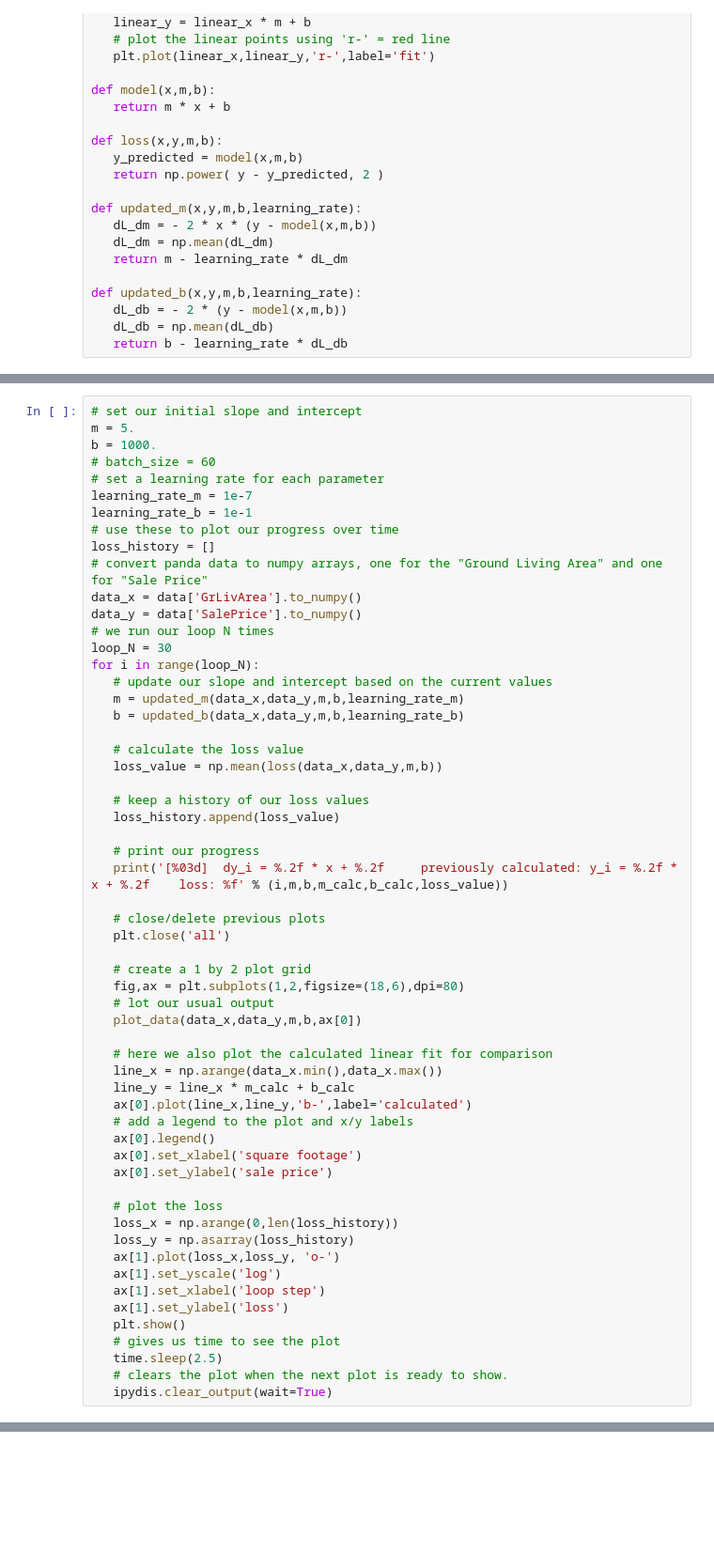
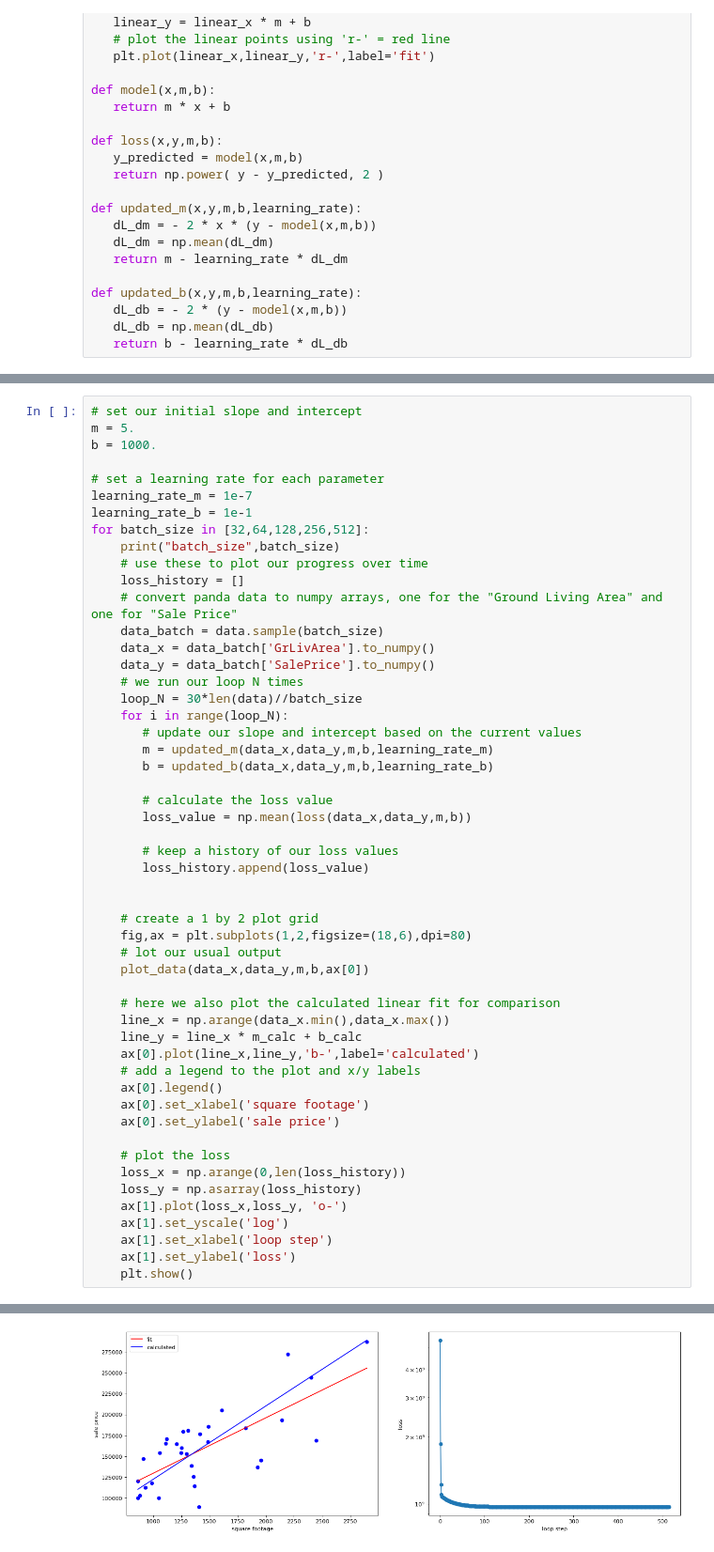
Before and after one commit to KaiyueP/ai-science-training-series, a Jupyter notebook: 01_intro_AI_on_Supercomputer/HW1.ipynb, the cells around one changed output, grey strips where cells are left out. Shown at 94% size. Cells and saved outputs as stored; diff of their text form; blank space fills up the shorter version.

```diff
--- a/01_intro_AI_on_Supercomputer/HW1.ipynb
+++ b/01_intro_AI_on_Supercomputer/HW1.ipynb
@@ -57,57 +64,52 @@ plot_data(x,y,m,b)
 # set our initial slope and intercept
 m = 5.
 b = 1000.
-# batch_size = 60
+
 # set a learning rate for each parameter
 learning_rate_m = 1e-7
 learning_rate_b = 1e-1
-# use these to plot our progress over time
-loss_history = []
-# convert panda data to numpy arrays, one for the "Ground Living Area" and one for "Sale Price"
-data_x = data['GrLivArea'].to_numpy()
-data_y = data['SalePrice'].to_numpy()
-# we run our loop N times
-loop_N = 30
-for i in range(loop_N):
-   # update our slope and intercept based on the current values
-   m = updated_m(data_x,data_y,m,b,learning_rate_m)
-   b = updated_b(data_x,data_y,m,b,learning_rate_b)
+for batch_size in [32,64,128,256,512]:
+    print("batch_size",batch_size)
+    # use these to plot our progress over time
+    loss_history = []
+    # convert panda data to numpy arrays, one for the "Ground Living Area" and one for "Sale Price"
+    data_batch = data.sample(batch_size)
+    data_x = data_batch['GrLivArea'].to_numpy()
+    data_y = data_batch['SalePrice'].to_numpy()
+    # we run our loop N times
+    loop_N = 30*len(data)//batch_size
+    for i in range(loop_N):
+       # update our slope and intercept based on the current values
+       m = updated_m(data_x,data_y,m,b,learning_rate_m)
+       b = updated_b(data_x,data_y,m,b,learning_rate_b)
 
-   # calculate the loss value
-   loss_value = np.mean(loss(data_x,data_y,m,b))
+       # calculate the loss value
+       loss_value = np.mean(loss(data_x,data_y,m,b))
 
-   # keep a history of our loss values
-   loss_history.append(loss_value)
+       # keep a history of our loss values
+       loss_history.append(loss_value)
 
-   # print our progress
-   print('[%03d]  dy_i = %.2f * x + %.2f     previously calculated: y_i = %.2f * x + %.2f    loss: %f' % (i,m,b,m_calc,b_calc,loss_value))
 
-   # close/delete previous plots
-   plt.close('all')
+    # create a 1 by 2 plot grid
+    fig,ax = plt.subplots(1,2,figsize=(18,6),dpi=80)
+    # lot our usual output
+    plot_data(data_x,data_y,m,b,ax[0])
 
-   # create a 1 by 2 plot grid
-   fig,ax = plt.subplots(1,2,figsize=(18,6),dpi=80)
-   # lot our usual output
-   plot_data(data_x,data_y,m,b,ax[0])
+    # here we also plot the calculated linear fit for comparison
+    line_x = np.arange(data_x.min(),data_x.max())
+    line_y = line_x * m_calc + b_calc
+    ax[0].plot(line_x,line_y,'b-',label='calculated')
+    # add a legend to the plot and x/y labels
+    ax[0].legend()
+    ax[0].set_xlabel('square footage')
+    ax[0].set_ylabel('sale price')
 
-   # here we also plot the calculated linear fit for comparison
-   line_x = np.arange(data_x.min(),data_x.max())
-   line_y = line_x * m_calc + b_calc
-   ax[0].plot(line_x,line_y,'b-',label='calculated')
-   # add a legend to the plot and x/y labels
-   ax[0].legend()
-   ax[0].set_xlabel('square footage')
-   ax[0].set_ylabel('sale price')
-
-   # plot the loss
-   loss_x = np.arange(0,len(loss_history))
-   loss_y = np.asarray(loss_history)
-   ax[1].plot(loss_x,loss_y, 'o-')
-   ax[1].set_yscale('log')
-   ax[1].set_xlabel('loop step')
-   ax[1].set_ylabel('loss')
-   plt.show()
-   # gives us time to see the plot
-   time.sleep(2.5)
-   # clears the plot when the next plot is ready to show.
-   ipydis.clear_output(wait=True)
+    # plot the loss
+    loss_x = np.arange(0,len(loss_history))
+    loss_y = np.asarray(loss_history)
+    ax[1].plot(loss_x,loss_y, 'o-')
+    ax[1].set_yscale('log')
+    ax[1].set_xlabel('loop step')
+    ax[1].set_ylabel('loss')
+    plt.show()
+# %% [output]
@@ -113,0 +117 @@ for i in range(loop_N):
+[figure, added]
```
Also changed, not shown: parts of 5 cells of this notebook, 1 other file.
